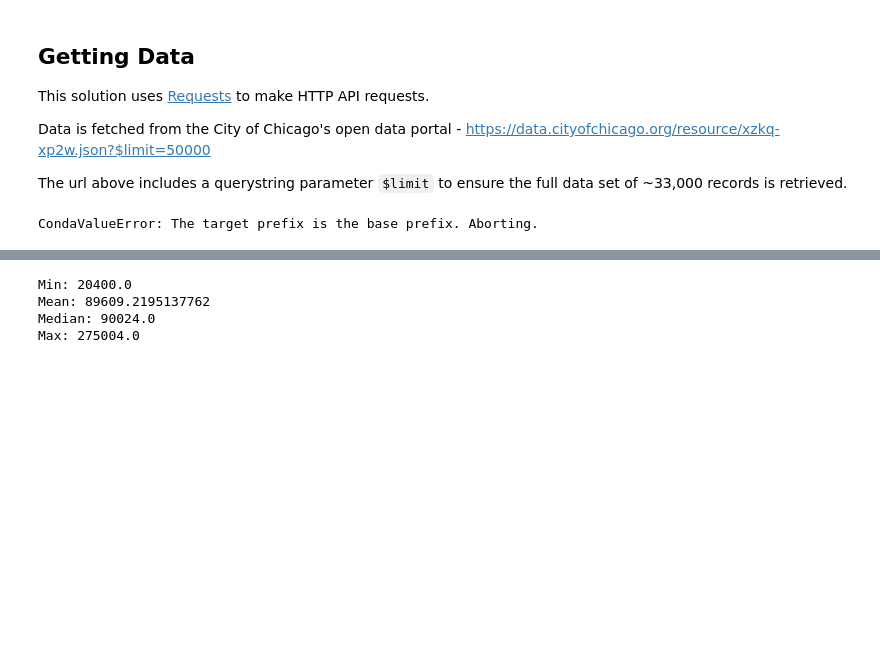
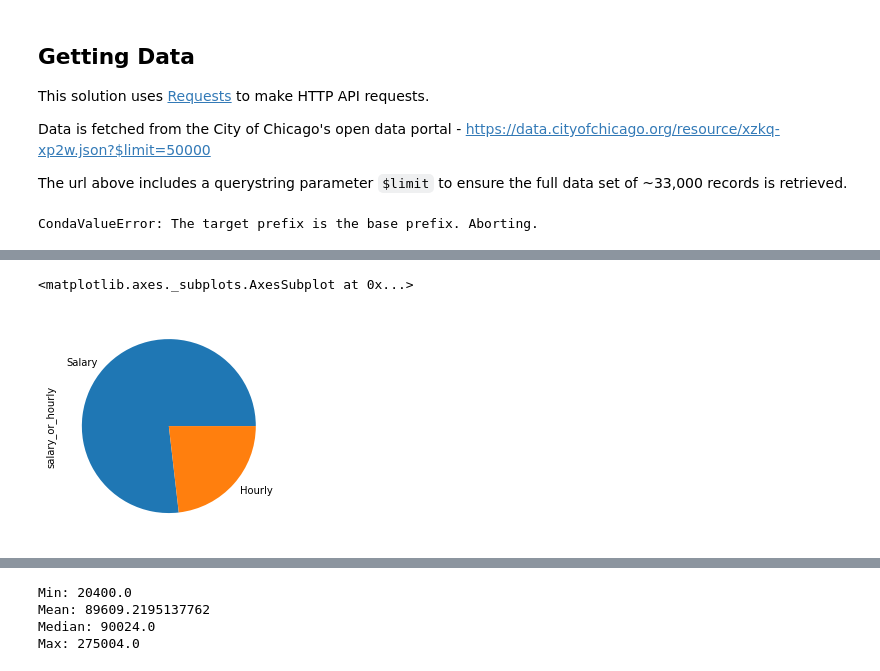
Before and after one commit to burgwyn/DATA601-HW2, a Jupyter notebook: HW2.ipynb, the cells around one changed output, grey strips where cells are left out. Cells and saved outputs as stored; diff of their text form; code cells hidden in the pictures; blank space fills up the shorter version.

```diff
--- a/HW2.ipynb
+++ b/HW2.ipynb
@@ -96,6 +109,12 @@ annual_salary        float64
 typical_hours        float64
 hourly_rate          float64
 dtype: object
+# %%
+## visualize break down of salaried vs hourly employees
+df.salary_or_hourly.value_counts().plot.pie()
+# %% [output]
+<matplotlib.axes._subplots.AxesSubplot at 0x...>
+[figure, added]
 # %%
 ## create a DataFrame of salary employees
 salaried_employees = df[df['salary_or_hourly'] == 'Salary']
```
Also changed, not shown: parts of 10 cells of this notebook, 1 other file.
